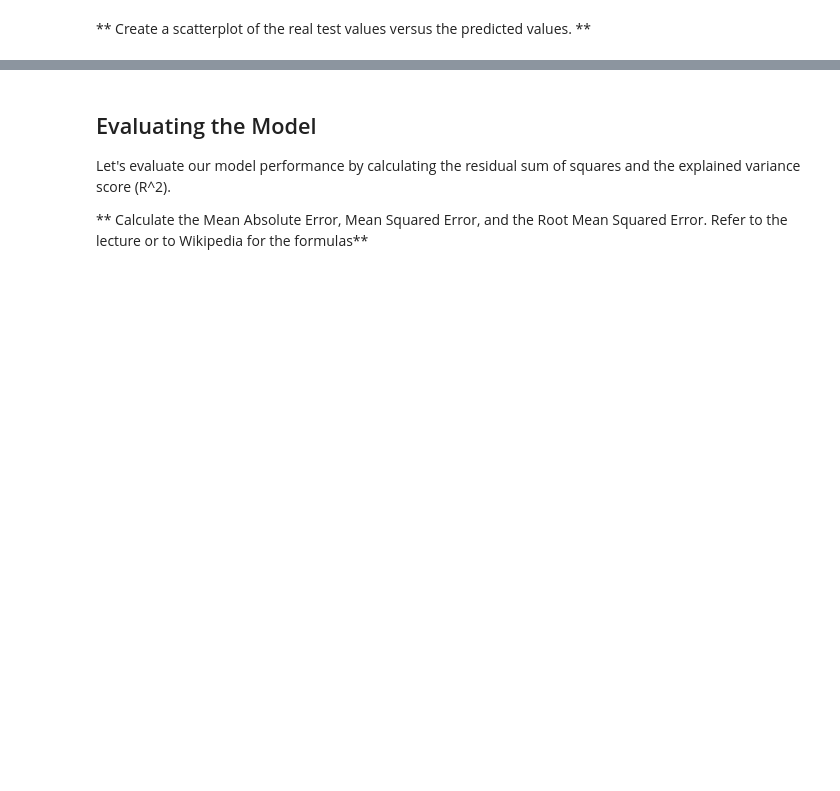
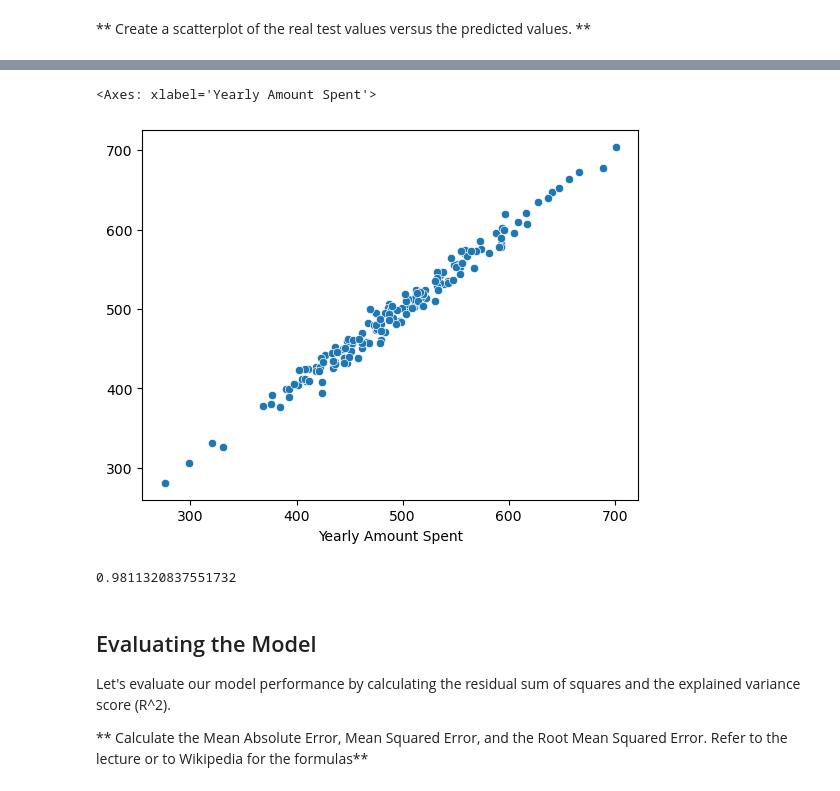
Before and after one commit to azhermurad/machine_learning_with_python, a Jupyter notebook: Linear Regression/Linear Regression Project.ipynb, the cells around one changed output, grey strips where cells are left out. Drawn from its saved outputs; the diff is of its cells as text; code cells hidden in the pictures; blank space fills up the shorter version.

Commit message:
linear regression project

```diff
--- a/Linear Regression/Linear Regression Project.ipynb
+++ b/Linear Regression/Linear Regression Project.ipynb
@@ -144,5 +158,9 @@ Now that we've explored the data a bit, let's go ahead and split the data into t
 # %% [markdown]
 ** Use model_selection.train_test_split from sklearn to split the data into training and testing sets. Set test_size=0.3 and random_state=101**
+# %%
+from sklearn.model_selection import train_test_split
+X_train, X_test, y_train, y_test = train_test_split(
+    X, y, test_size=0.33, random_state=42)
 # %% [markdown]
 ## Training the Model
 
@@ -152,4 +172,6 @@ Now its time to train our model on our training data!
 # %% [markdown]
 **Create an instance of a LinearRegression() model named lm.**
+# %%
+lm = LinearRegression()
 # %% [markdown]
 ** Train/fit lm on the training data.**
@@ -158,0 +178,2 @@ LinearRegression(copy_X=True, fit_intercept=True, n_jobs=1, normalize=False)
+# %%
+lm.fit(X_train,y_train)
@@ -167,3 +194,6 @@ Coefficients:
 Now that we have fit our model, let's evaluate its performance by predicting off the test values!
 
 ** Use lm.predict() to predict off the X_test set of the data.**
+# %%
+prediction = lm.predict(X_test)
+prediction
@@ -176,3 +220,14 @@ Now that we have fit our model, let's evaluate its performance by predicting off
+# %%
+sns.scatterplot(x=y_test,y=prediction)
+# %% [output]
+<Axes: xlabel='Yearly Amount Spent'>
+[figure, added]
+# %%
+# lm.score(y_test,prediction)
+# len(y_test)
+lm.score(X_test,y_test)
+# %% [output]
+0.9811320837551732
 # %% [markdown]
 ## Evaluating the Model
 
```
Also changed, not shown: parts of 28 cells of this notebook.
